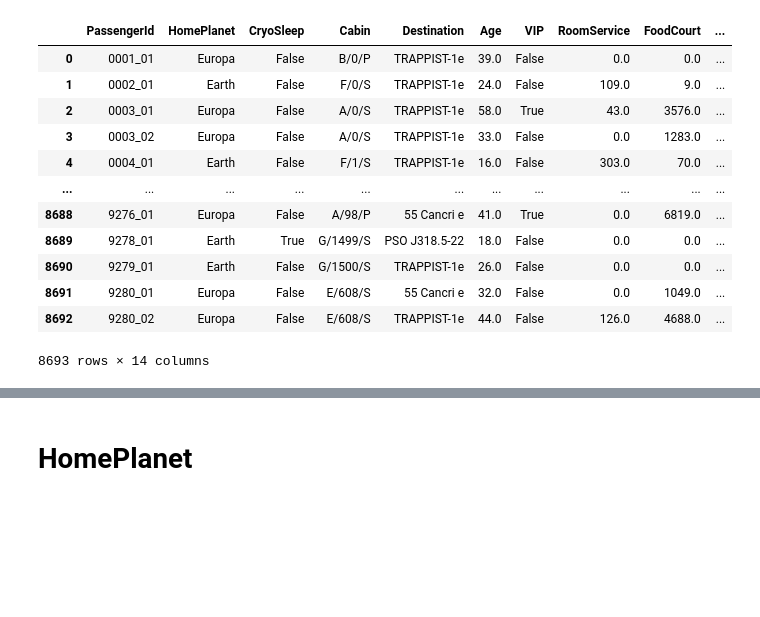
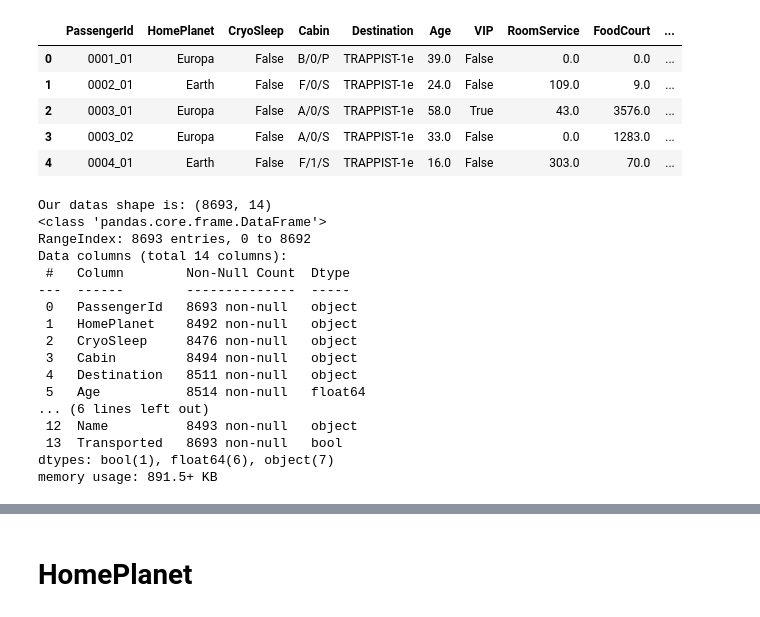
Before and after one commit to heereenveen/Kaggle, a Jupyter notebook: Spaceship Titanic/spaceship_titanic.ipynb, the cells around one changed output, grey strips where cells are left out. Drawn from its saved outputs; the diff is of its cells as text; code cells hidden in the pictures; blank space fills up the shorter version.

```diff
--- a/Spaceship Titanic/spaceship_titanic.ipynb
+++ b/Spaceship Titanic/spaceship_titanic.ipynb
@@ -4,18 +4,32 @@ import pandas as pd
 import matplotlib.pyplot as plt
 # %%
 data_train = pd.read_csv('train.csv')
-data_train
+data_train.head()
 # %% [output]
 |  | PassengerId | HomePlanet | CryoSleep | Cabin | Destination | Age | VIP | RoomService | FoodCourt | ... |
 | 0 | 0001_01 | Europa | False | B/0/P | TRAPPIST-1e | 39.0 | False | 0.0 | 0.0 | ... |
 | 1 | 0002_01 | Earth | False | F/0/S | TRAPPIST-1e | 24.0 | False | 109.0 | 9.0 | ... |
 | 2 | 0003_01 | Europa | False | A/0/S | TRAPPIST-1e | 58.0 | True | 43.0 | 3576.0 | ... |
 | 3 | 0003_02 | Europa | False | A/0/S | TRAPPIST-1e | 33.0 | False | 0.0 | 1283.0 | ... |
 | 4 | 0004_01 | Earth | False | F/1/S | TRAPPIST-1e | 16.0 | False | 303.0 | 70.0 | ... |
-| ... | ... | ... | ... | ... | ... | ... | ... | ... | ... | ... |
-| 8688 | 9276_01 | Europa | False | A/98/P | 55 Cancri e | 41.0 | True | 0.0 | 6819.0 | ... |
-| 8689 | 9278_01 | Earth | True | G/1499/S | PSO J318.5-22 | 18.0 | False | 0.0 | 0.0 | ... |
-| 8690 | 9279_01 | Earth | False | G/1500/S | TRAPPIST-1e | 26.0 | False | 0.0 | 0.0 | ... |
-| 8691 | 9280_01 | Europa | False | E/608/S | 55 Cancri e | 32.0 | False | 0.0 | 1049.0 | ... |
-| 8692 | 9280_02 | Europa | False | E/608/S | TRAPPIST-1e | 44.0 | False | 126.0 | 4688.0 | ... |
-8693 rows × 14 columns
+# %%
+print(f'Our datas shape is: {data_train.shape}')
+data_train.info()
+# %% [output]
+Our datas shape is: (8693, 14)
+<class 'pandas.core.frame.DataFrame'>
+RangeIndex: 8693 entries, 0 to 8692
+Data columns (total 14 columns):
+ #   Column        Non-Null Count  Dtype
+---  ------        --------------  -----
+ 0   PassengerId   8693 non-null   object
+ 1   HomePlanet    8492 non-null   object
+ 2   CryoSleep     8476 non-null   object
+ 3   Cabin         8494 non-null   object
+ 4   Destination   8511 non-null   object
+ 5   Age           8514 non-null   float64
+... (6 lines left out)
+ 12  Name          8493 non-null   object
+ 13  Transported   8693 non-null   bool
+dtypes: bool(1), float64(6), object(7)
+memory usage: 891.5+ KB
```
Also changed, not shown: parts of 9 cells of this notebook.
